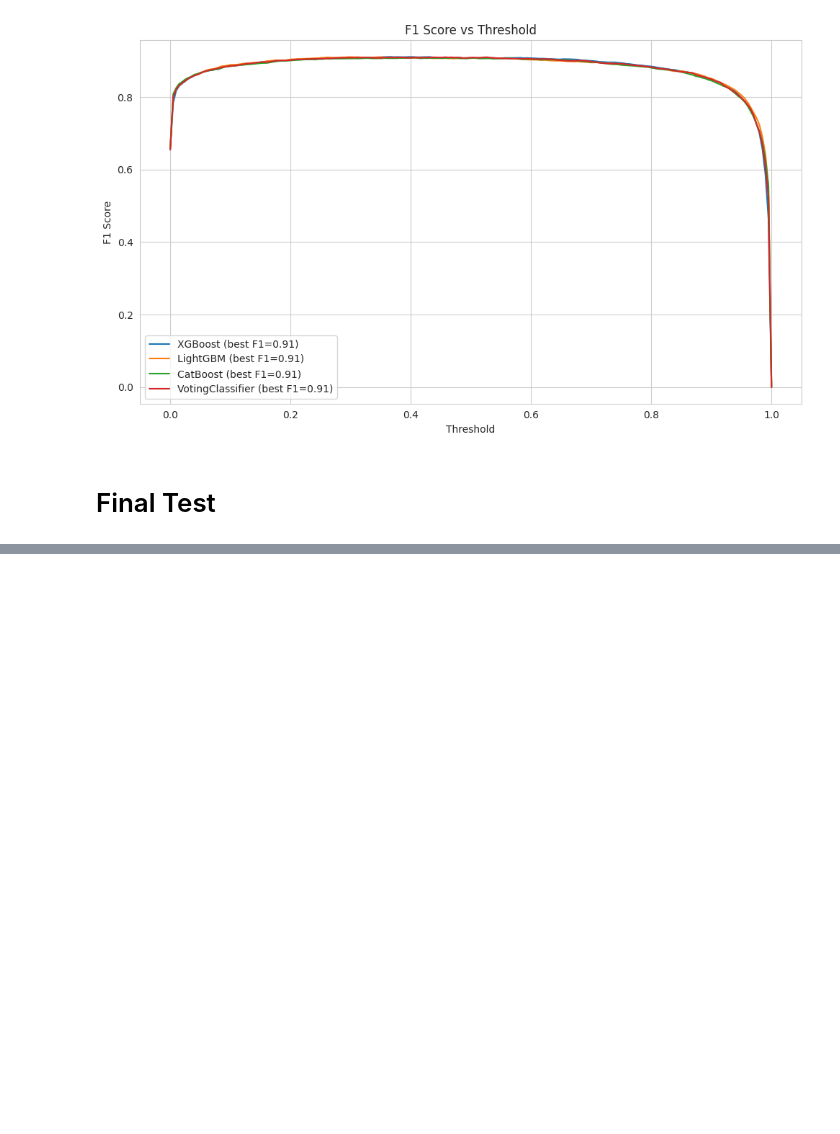
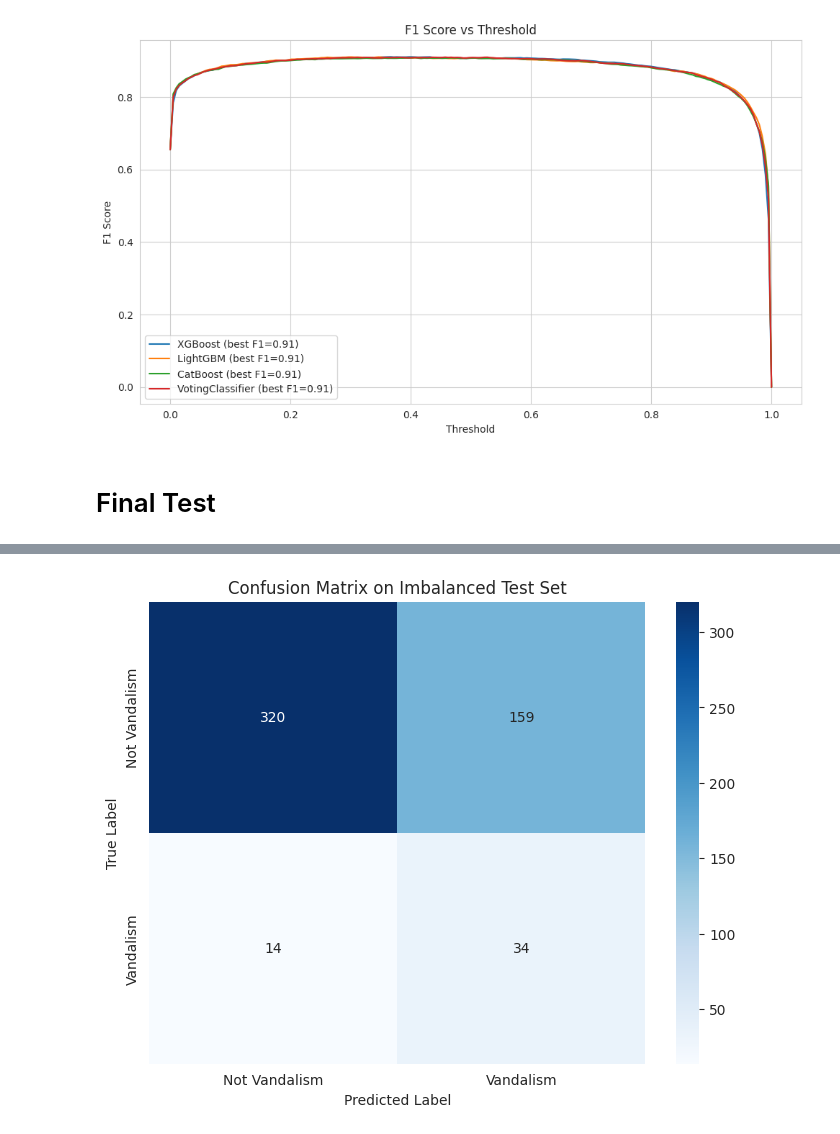
Before and after one commit to Daniel-Milanes/WikiShield, a Jupyter notebook: models/Paul_votingmethod.ipynb, the cells around one changed output, grey strips where cells are left out. Saved outputs shown, nothing was run; the diff lists cells and outputs as text; code cells hidden in the pictures; blank space fills up the shorter version.

```diff
--- a/models/Paul_votingmethod.ipynb
+++ b/models/Paul_votingmethod.ipynb
@@ -758,0 +826,11 @@ print(classification_report(test_df.isvandalism, y_pred, digits=4))
+# %%
+testimba_df = pd.read_csv("/content/drive/MyDrive/Erdos/Project/summer-2025-hoax-detection/Data/test_imbalanced.csv")
+preprocessor(testimba_df)
+# %%
+y_predimba = full_model.predict(testimba_df)
+
+# Classification Report
+print("\nClassification Report:")
+print(classification_report(testimba_df.isvandalism, y_predimba, digits=4))
+print(accuracy_score(testimba_df.isvandalism, y_predimba))
+print(f1_score(testimba_df.isvandalism, y_predimba))
@@ -759,10 +850,14 @@ print(classification_report(test_df.isvandalism, y_pred, digits=4))
 # %%
 #heatmap
+confmatimba = confusion_matrix(testimba_df.isvandalism, y_predimba)
+
 plt.figure(figsize=(8, 6)) # Adjust figure size as needed
-sns.heatmap(confmat, annot=True, fmt='d', cmap='Blues',
-                    xticklabels=['Class 0', 'Class 1'], # Replace with your actual class labels
-                    yticklabels=['Class 0', 'Class 1']) # Replace with your actual class labels
-plt.title('Confusion Matrix')
+sns.heatmap(confmatimba, annot=True, fmt='d', cmap='Blues',
+                    xticklabels=['Not Vandalism', 'Vandalism'],
+                    yticklabels=['Not Vandalism', 'Vandalism'])
+plt.title('Confusion Matrix on Imbalanced Test Set')
 plt.xlabel('Predicted Label')
 plt.ylabel('True Label')
 plt.show()
+# %% [output]
+[figure, added]
```
Also changed, not shown: parts of 7 cells of this notebook, 1 other file.
